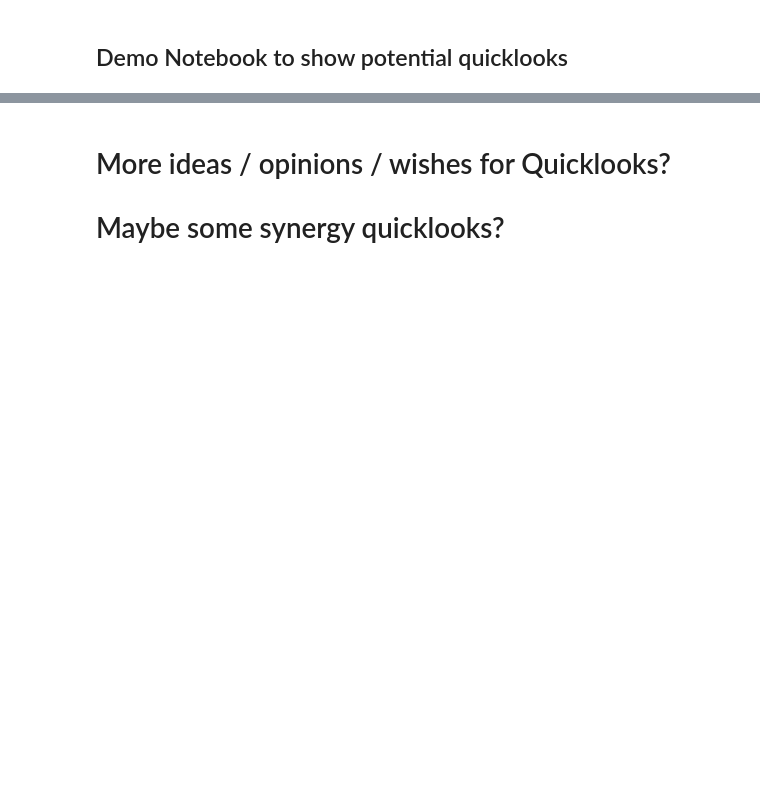
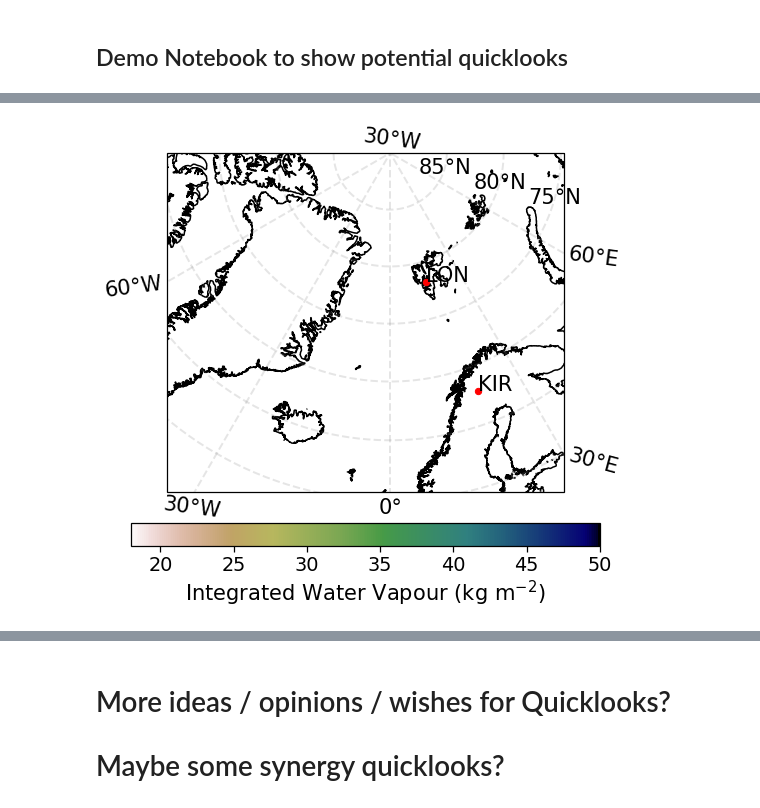
Before and after one commit to Geet-George/how-to-joanne, a Jupyter notebook: notebooks/Quicklooks.ipynb, the cells around one changed output, grey strips where cells are left out. Cells and saved outputs as stored; diff of their text form; code cells hidden in the pictures; blank space fills up the shorter version.

```diff
--- a/notebooks/Quicklooks.ipynb
+++ b/notebooks/Quicklooks.ipynb
@@ -134,2 +94,43 @@ plt.tick_params(labelsize=15)
+# %%
+# Plotting a spatial variability of IWV
+
+sb.set_context('notebook',font_scale=1.75)
+fig = plt.figure(figsize = (12,8))
+
+ax = plt.axes(projection=ccrs.NorthPolarStereo())
+ax.coastlines(resolution='10m',linewidth=1.5);
+
+arr = ds['iwv']
+
+for i in range(len(ds['launch_time'])) :
+    im = ax.scatter(ds['lon'].isel(alt=-400), ds['lat'].isel(alt=-400),
+                marker='o',s=90,transform=ccrs.PlateCarree(),c=iwv,cmap='gist_earth_r',vmin=18,vmax=50)
+
+for k in np.arange(len(config.get('quicklooks', 'landmark_labels').split(', '))):
+    landm_lat = float(config.get('quicklooks', 'landmark_lats').split(', ')[k])
+    landm_lon = float(config.get('quicklooks', 'landmark_lons').split(', ')[k])
+    landm_label = config.get('quicklooks', 'landmark_labels').split(', ')[k]
+
+    ax.text(landm_lon+0.05, landm_lat+0.05, landm_label, c='k', transform=ccrs.PlateCarree())
+    ax.scatter(landm_lon, landm_lat, marker='o', s=40, c='r', transform=ccrs.PlateCarree())
+
+# Assigning axes ticks
+xticks = np.arange(-180,180,1.5); yticks = np.arange(-90,90,1.5)
+
+# set extent
+area = [int(item) for item in config.get('quicklooks', 'area').split(', ')]
+ax.set_extent(area, crs=ccrs.PlateCarree())
+
+# Setting up the gridlines
+gl = ax.gridlines(crs=ccrs.PlateCarree(), draw_labels=True,
+                  linewidth=2, color='gray', alpha=0.2, linestyle='--')
+
+g = plt.colorbar(im, orientation='horizontal',shrink=0.7,pad=.07)
+g.set_label('Integrated Water Vapour (kg m$^{-2}$)')
+plt.tick_params(labelsize=15)
+
+plt.savefig(os.path.join(out_dir, 'Plots/quicklook_iwv_positions.png' ))
+# %% [output]
+[figure, added]
 # %%
 ax = plt.figure(figsize=(15,5))
```
Also changed, not shown: parts of 9 cells of this notebook, 1 other file.
